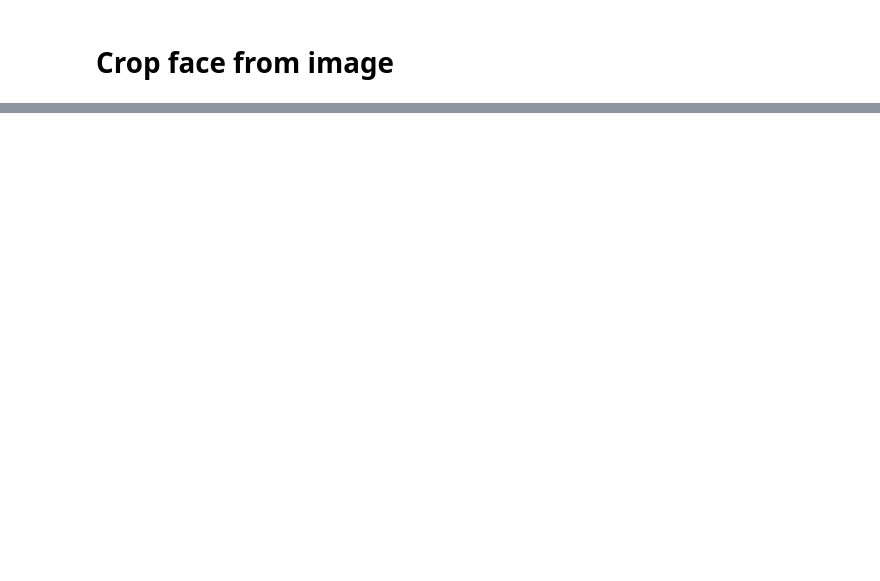
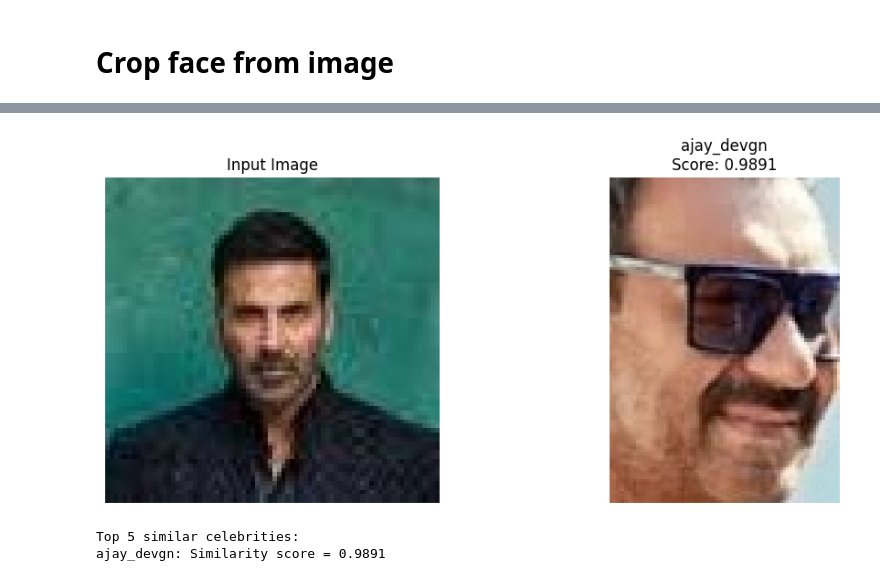
Before and after one commit to Hafiz408/Style-Recommender, a Jupyter notebook: Notebooks/Celebrity_Look_alike_finder.ipynb, the cells around one changed output, grey strips where cells are left out. Cells and saved outputs as stored; diff of their text form; code cells hidden in the pictures; blank space fills up the shorter version.

```diff
--- a/Notebooks/Celebrity_Look_alike_finder.ipynb
+++ b/Notebooks/Celebrity_Look_alike_finder.ipynb
@@ -354,6 +356,6 @@ Found 252 images belonging to 30 classes.
 # %%
 num_classes = len(train_generator.class_indices)
-model = create_fine_tuned_model(num_classes)
+model, embedding_model = create_fine_tuned_model(num_classes)
 model.compile(optimizer=Adam(learning_rate=LEARNING_RATE),
               loss='categorical_crossentropy',
               metrics=['accuracy'])
@@ -549,12 +551,9 @@ def extract_features(model, data_dir):
 
     features = model.predict(generator)
 
-    if len(features.shape) > 2:
-        features = features.reshape(features.shape[0], -1)
-
     return features, generator.classes, generator.class_indices
 # %%
-features, labels, _ = extract_features(fine_tuned_model, data_dir)
+features, labels, _ = extract_features(embedding_model, data_dir)
 # %% [output]
 Found 1319 images belonging to 30 classes.
 42/42 ━━━━━━━━━━━━━━━━━━━━ 226s 5s/step
@@ -602,7 +605,7 @@ def find_celebrity_image(celebrity_name, data_dir):
     return None
 # %%
 def find_and_visualize_similar_celebrities(input_image_path, data_dir, model, n=5):
-    celebrity_features, labels, class_indices = load_embeddings()
+    # features, labels, class_indices = load_embeddings()
 
     idx_to_class = {v: k for k, v in class_indices.items()}
     celebrity_names = [idx_to_class[np.argmax(label)] for label in labels]
@@ -610,13 +613,8 @@ def find_and_visualize_similar_celebrities(input_image_path, data_dir, model, n=
     input_img = load_and_preprocess_image(input_image_path)
     input_features = model.predict(input_img)
 
-    if len(input_features.shape) > 2:
-        input_features = input_features.reshape(input_features.shape[0], -1)
 
-    if len(celebrity_features.shape) > 2:
-        celebrity_features = celebrity_features.reshape(celebrity_features.shape[0], -1)
-
-    similarity_scores = calculate_similarity(input_features, celebrity_features)
+    similarity_scores = calculate_similarity(input_features, features)
     top_celebrities = get_top_n_similar_celebrities(similarity_scores, celebrity_names, n)
 
     plt.figure(figsize=(15, 8))
@@ -706,6 +714,8 @@ plt.show()
 # %%
-top_5_celebrities = find_similar_celebrities('/content/download (4).jpeg_cropped_face.jpg', resnet_model)
+input_image_path = '/content/download (4).jpeg_cropped_face.jpg'
+top_celebrities = find_and_visualize_similar_celebrities(input_image_path, data_dir, fine_tuned_model, n=1)
 
 print("Top 5 similar celebrities:")
-for celebrity, score in top_5_celebrities:
+for celebrity, score in top_celebrities:
     print(f"{celebrity}: Similarity score = {score:.4f}")
+# %% [output]
@@ -711,0 +723,3 @@ for celebrity, score in top_5_celebrities:
+[figure, added]
+Top 5 similar celebrities:
+ajay_devgn: Similarity score = 0.9891
```
Also changed, not shown: parts of 8 cells of this notebook, 2 other files.
